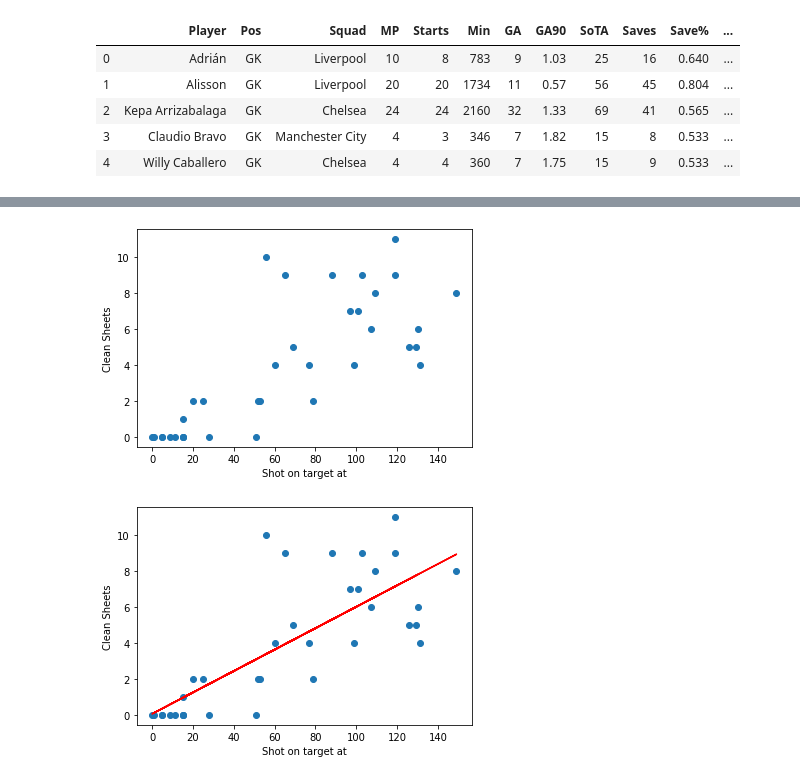
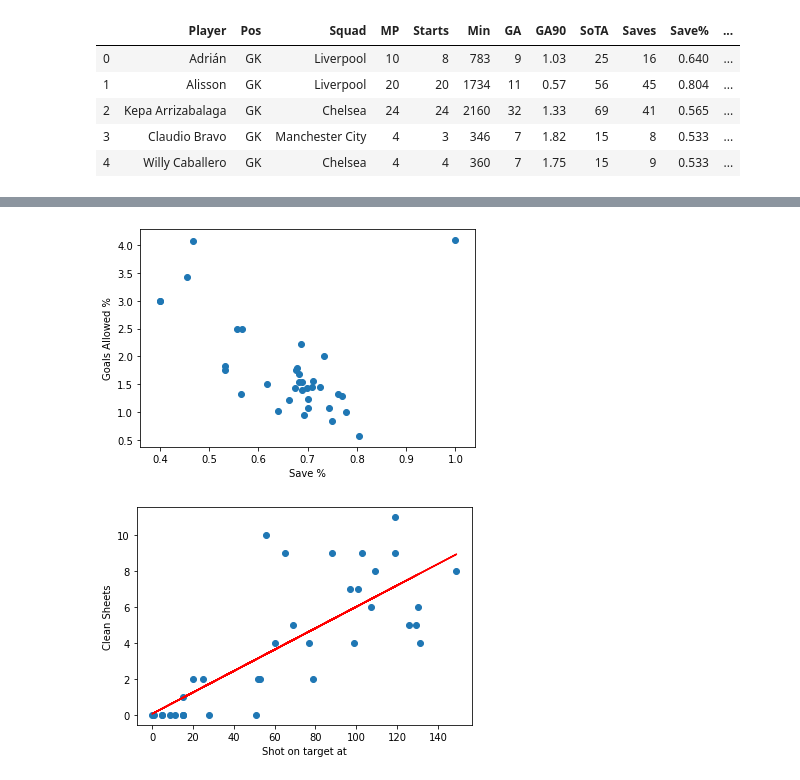
Before and after one commit to jbtrahin/soccer_masters, a Jupyter notebook: Goalie Models.ipynb, the cells around one changed output, grey strips where cells are left out. Drawn from its saved outputs; the diff is of its cells as text; code cells hidden in the pictures.

```diff
--- a/Goalie Models.ipynb
+++ b/Goalie Models.ipynb
@@ -16,10 +36,10 @@ GK_19_20_df.head()
 # %%
-plt.scatter(GK_19_20_df.SoTA, GK_19_20_df.CS)
-plt.xlabel('Shot on target at')
-plt.ylabel('Clean Sheets')
+plt.scatter(GK_19_20_df['Save%'], GK_19_20_df.GA90)
+plt.xlabel('Save %')
+plt.ylabel('Goals Allowed %')
 plt.show()
 # %% [output]
-[figure, old version]
+[figure, new version]
 # %%
 X = GK_19_20_df.SoTA.values.reshape(-1, 1)
 y = GK_19_20_df.CS
```
Also changed, not shown: parts of 7 cells of this notebook.
